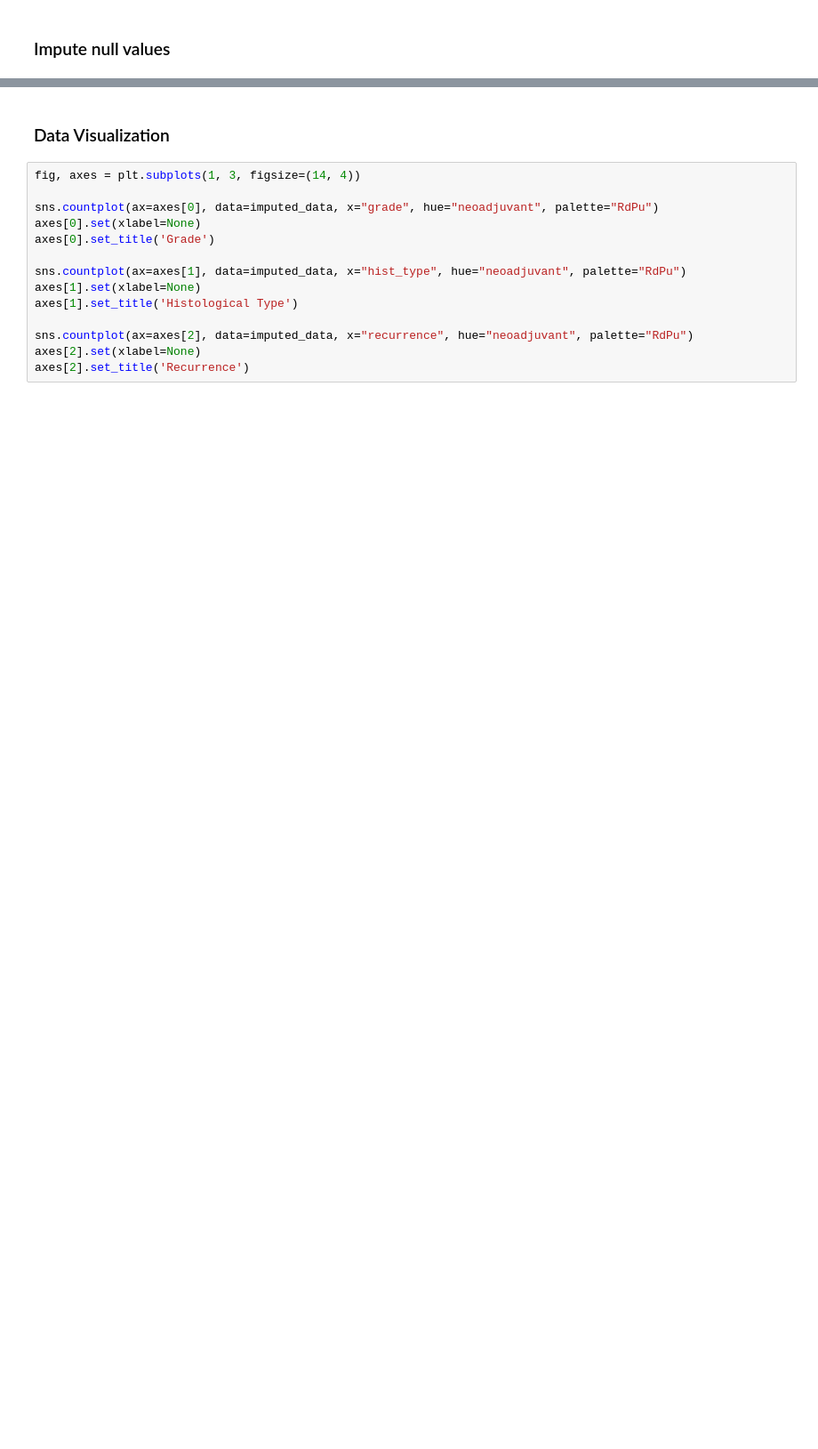
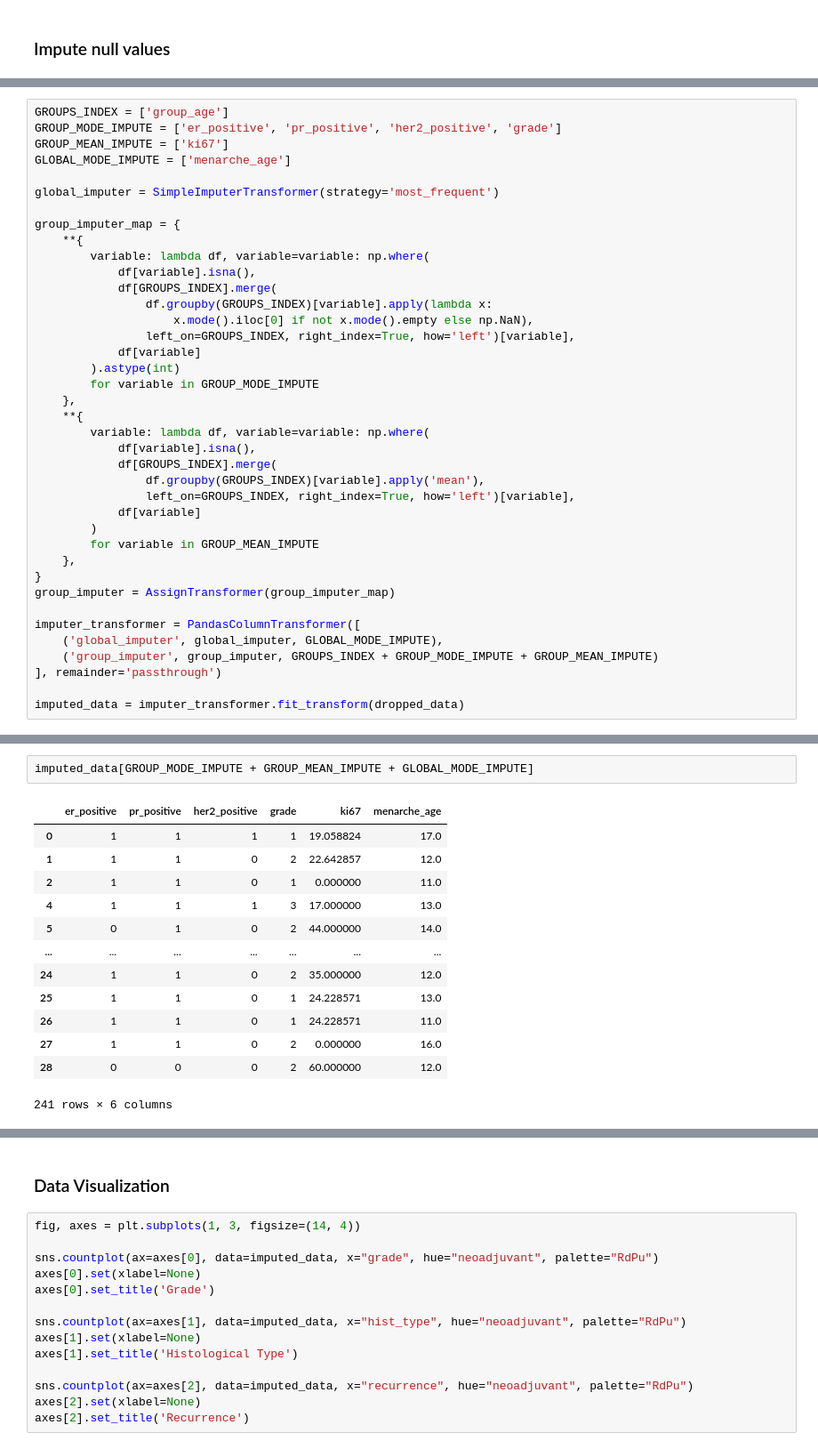
Before and after one commit to gabyarte/breast-cancer-data-analysis, a Jupyter notebook: notebooks/1a_patient_dataset_analysis.ipynb, the cells around one changed output, grey strips where cells are left out. Shown at 89% size. Saved outputs shown, nothing was run; the diff lists cells and outputs as text; blank space fills up the shorter version.

Commit message:
feat: Add group imputation

```diff
--- a/notebooks/1a_patient_dataset_analysis.ipynb
+++ b/notebooks/1a_patient_dataset_analysis.ipynb
@@ -174,0 +279,39 @@ a['er_positive'].value_counts(dropna=False)
+# %%
+GROUPS_INDEX = ['group_age']
+GROUP_MODE_IMPUTE = ['er_positive', 'pr_positive', 'her2_positive', 'grade']
+GROUP_MEAN_IMPUTE = ['ki67']
+GLOBAL_MODE_IMPUTE = ['menarche_age']
+
+global_imputer = SimpleImputerTransformer(strategy='most_frequent')
+
+group_imputer_map = {
+    **{
+        variable: lambda df, variable=variable: np.where(
+            df[variable].isna(),
+            df[GROUPS_INDEX].merge(
+                df.groupby(GROUPS_INDEX)[variable].apply(lambda x:
+                    x.mode().iloc[0] if not x.mode().empty else np.NaN),
+                left_on=GROUPS_INDEX, right_index=True, how='left')[variable],
+            df[variable]
+        ).astype(int)
+        for variable in GROUP_MODE_IMPUTE
+    },
+    **{
+        variable: lambda df, variable=variable: np.where(
+            df[variable].isna(),
+            df[GROUPS_INDEX].merge(
+                df.groupby(GROUPS_INDEX)[variable].apply('mean'),
+                left_on=GROUPS_INDEX, right_index=True, how='left')[variable],
+            df[variable]
+        )
+        for variable in GROUP_MEAN_IMPUTE
+    },
+}
+group_imputer = AssignTransformer(group_imputer_map)
+
+imputer_transformer = PandasColumnTransformer([
+    ('global_imputer', global_imputer, GLOBAL_MODE_IMPUTE),
+    ('group_imputer', group_imputer, GROUPS_INDEX + GROUP_MODE_IMPUTE + GROUP_MEAN_IMPUTE)
+], remainder='passthrough')
+
+imputed_data = imputer_transformer.fit_transform(dropped_data)
@@ -174,0 +324,16 @@ a['er_positive'].value_counts(dropna=False)
+# %%
+imputed_data[GROUP_MODE_IMPUTE + GROUP_MEAN_IMPUTE + GLOBAL_MODE_IMPUTE]
+# %% [output]
+|  | er_positive | pr_positive | her2_positive | grade | ki67 | menarche_age |
+| 0 | 1 | 1 | 1 | 1 | 19.058824 | 17.0 |
+| 1 | 1 | 1 | 0 | 2 | 22.642857 | 12.0 |
+| 2 | 1 | 1 | 0 | 1 | 0.000000 | 11.0 |
+| 4 | 1 | 1 | 1 | 3 | 17.000000 | 13.0 |
+| 5 | 0 | 1 | 0 | 2 | 44.000000 | 14.0 |
+| ... | ... | ... | ... | ... | ... | ... |
+| 24 | 1 | 1 | 0 | 2 | 35.000000 | 12.0 |
+| 25 | 1 | 1 | 0 | 1 | 24.228571 | 13.0 |
+| 26 | 1 | 1 | 0 | 1 | 24.228571 | 11.0 |
+| 27 | 1 | 1 | 0 | 2 | 0.000000 | 16.0 |
+| 28 | 0 | 0 | 0 | 2 | 60.000000 | 12.0 |
+241 rows × 6 columns
```
Also changed, not shown: parts of 27 cells of this notebook, 2 other files.
